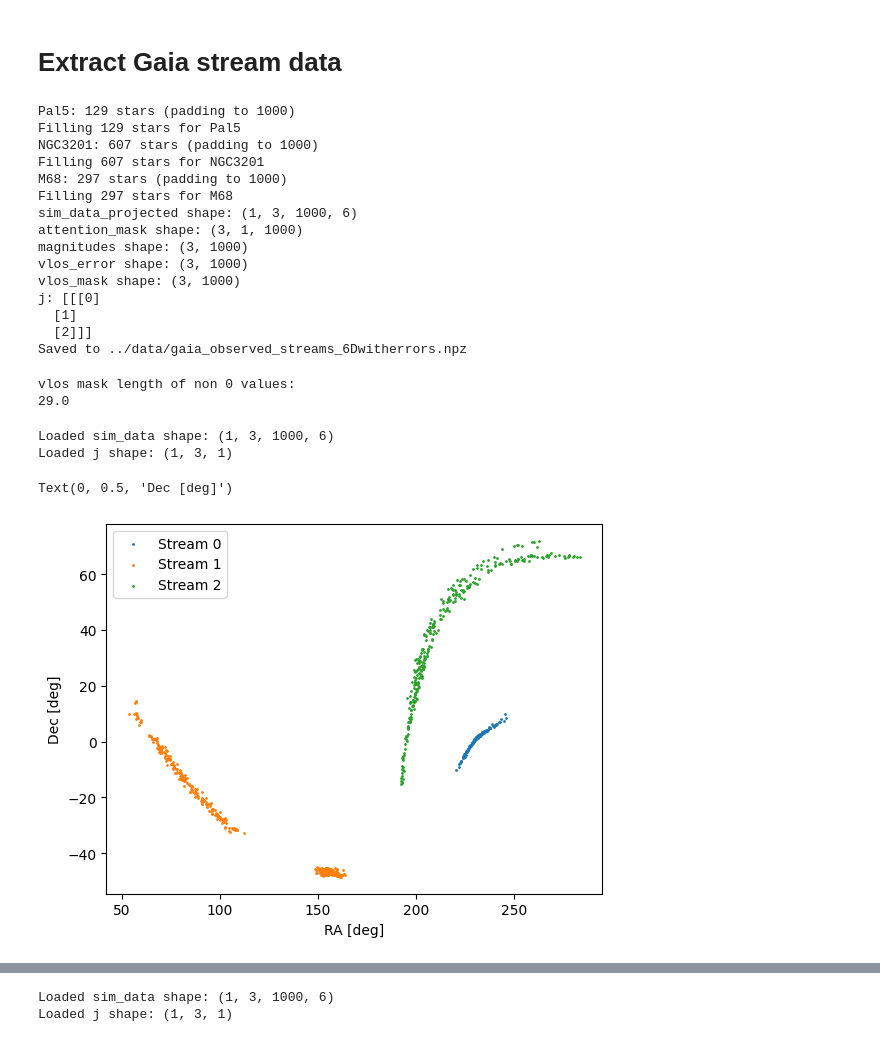
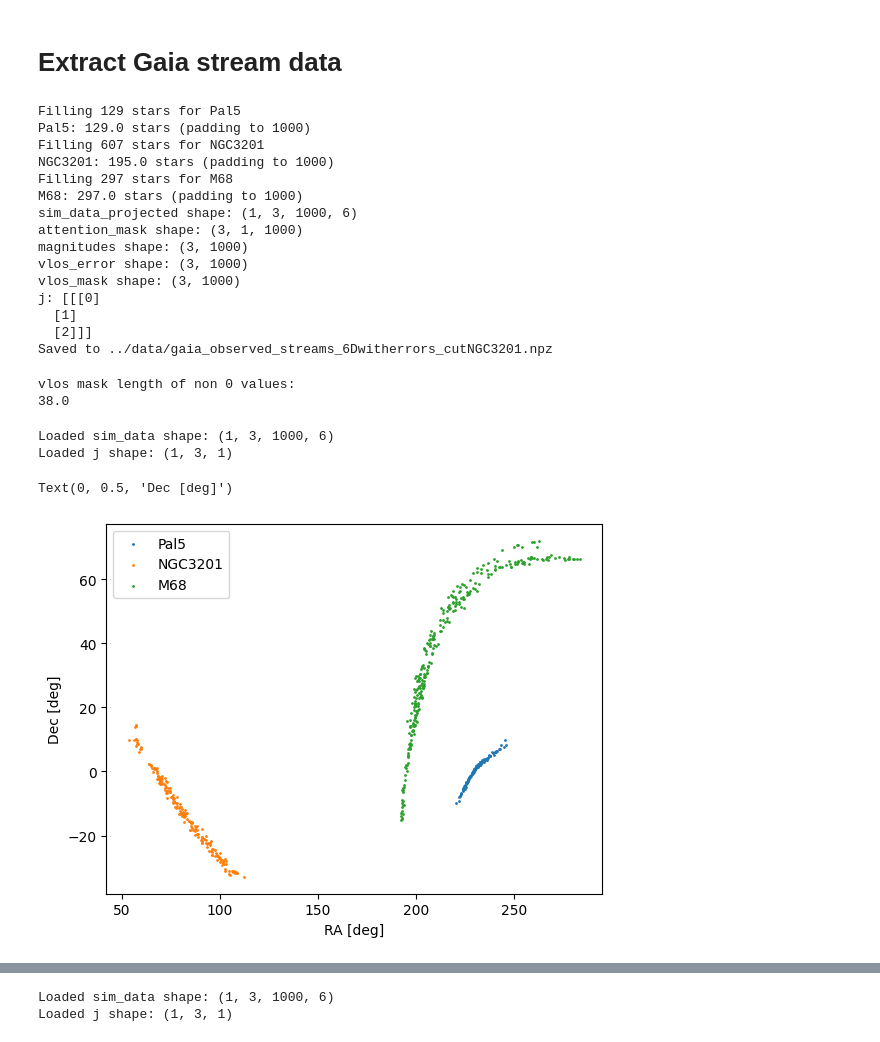
Before and after one commit to vepe99/diffusion-experiments, a Jupyter notebook: case_study5/project_stream/notebooks/read_GaiaD3.ipynb, the cells around one changed output, grey strips where cells are left out. Cells and saved outputs as stored; diff of their text form; code cells hidden in the pictures.

```diff
--- a/case_study5/project_stream/notebooks/read_GaiaD3.ipynb
+++ b/case_study5/project_stream/notebooks/read_GaiaD3.ipynb
@@ -508,7 +508,7 @@ vlos_mask = np.zeros((len(name_to_plot), N_max,),) #we mask the stars who do not
 for i, name in enumerate(name_to_plot):
     p = particles[name]
     n_stars = len(p['Ra'])
-    print(f"{name}: {n_stars} stars (padding to {N_max})")
+    # print(f"{name}: {n_stars} stars (padding to {N_max})")
 
     # Stack the 6 features: Ra, Dec, Plx, PmRA, PmDE, VHel
     data = np.column_stack([
@@ -525,16 +525,26 @@ for i, name in enumerate(name_to_plot):
     n_fill = min(n_stars, N_max)
     print(f"Filling {n_fill} stars for {name}")
     sim_data_projected[0, i, :n_fill, :] = data[:n_fill]
+    if name == 'NGC3201':
+        sim_data_projected[0, i][sim_data_projected[0, i, :, 0] > 140.0] = 0.0
 
     # Set attention mask to 1 where there are real stars
     attention_mask[i, :n_fill] = 1.0
+    if name == 'NGC3201':
+        attention_mask[i, :][sim_data_projected[0, i, :, 0] == 0.0] = 0
+
+    print(f"{name}: {np.sum(attention_mask[i])} stars (padding to {N_max})")
 
     #Set magnitudes
     magnitudes[i, :n_fill] = mag[:n_fill, 0]
 
     #Set velocity errors
     vlos_error[i, :n_fill] = v_los_err[:n_fill, 0]
-    vlos_mask[i, :n_fill] = (p['VHel'] != 0.0) #mask for VHel = 0.0 (i.e., we have a valid v_los measurement)
+
+    if name == 'NGC3201':
+        vlos_mask[i, :n_fill] = (p['VHel'] != 0.0)&(p['Ra']<140)
+    else:
+        vlos_mask[i, :n_fill] = (p['VHel'] != 0.0) #mask for VHel = 0.0 (i.e., we have a valid v_los measurement)
 
 
 # Add the middle dimension: (1, 3, 1000) -> (1, 3, 1, 1000)
@@ -551,7 +561,7 @@ print(f"vlos_mask shape: {vlos_mask.shape}")
 print(f"j: {j}")
 
 np.savez(
-    "../data/gaia_observed_streams_6Dwitherrors.npz",
+    "../data/gaia_observed_streams_6Dwitherrors_cutNGC3201.npz",
     j=j,
     sim_data_projected=sim_data_projected,
     attention_mask=attention_mask,
@@ -559,14 +569,14 @@ np.savez(
     vlos_error=vlos_error,
     vlos_mask=vlos_mask
 )
-print("Saved to ../data/gaia_observed_streams_6Dwitherrors.npz")
+print("Saved to ../data/gaia_observed_streams_6Dwitherrors_cutNGC3201.npz")
 # %% [output]
-Pal5: 129 stars (padding to 1000)
 Filling 129 stars for Pal5
-NGC3201: 607 stars (padding to 1000)
+Pal5: 129.0 stars (padding to 1000)
 Filling 607 stars for NGC3201
-M68: 297 stars (padding to 1000)
+NGC3201: 195.0 stars (padding to 1000)
 Filling 297 stars for M68
+M68: 297.0 stars (padding to 1000)
 sim_data_projected shape: (1, 3, 1000, 6)
 attention_mask shape: (3, 1, 1000)
 magnitudes shape: (3, 1000)
@@ -575,29 +585,29 @@ vlos_mask shape: (3, 1000)
 j: [[[0]
   [1]
   [2]]]
-Saved to ../data/gaia_observed_streams_6Dwitherrors.npz
+Saved to ../data/gaia_observed_streams_6Dwitherrors_cutNGC3201.npz
 # %%
 print('vlos mask length of non 0 values:')
-print(np.sum(vlos_mask[2, :297,]))
+print(np.sum(vlos_mask[1, :297,]))
 # %% [output]
 vlos mask length of non 0 values:
-29.0
+38.0
 # %%
-data = np.load("../data/gaia_observed_streams.npz")
+data = np.load("../data/gaia_observed_streams_6Dwitherrors_cutNGC3201.npz")
 sim_data = data['sim_data_projected']
 j = data['j']
 name_to_plot = ['Pal5', 'NGC3201', 'M68']
 
 print(f"Loaded sim_data shape: {sim_data.shape}")
 print(f"Loaded j shape: {j.shape}")
 attention_mask = data['attention_mask'].astype(bool)
 for i in range(sim_data.shape[1]):
-    plt.scatter(sim_data[0, i, attention_mask[i, 0, :], 0], sim_data[0, i, attention_mask[i, 0, :], 1], s=1, label=f"Stream {j[0, i, 0]}")
+    plt.scatter(sim_data[0, i, attention_mask[i, 0, :], 0], sim_data[0, i, attention_mask[i, 0, :], 1], s=1, label=f"{name_to_plot[i]}")
 plt.legend()
 plt.xlabel('RA [deg]')
 plt.ylabel('Dec [deg]')
 # %% [output]
 Loaded sim_data shape: (1, 3, 1000, 6)
 Loaded j shape: (1, 3, 1)
 Text(0, 0.5, 'Dec [deg]')
-[figure, old version]
+[figure, new version]
```
Also changed, not shown: parts of 2 cells of this notebook, 13 other files.
